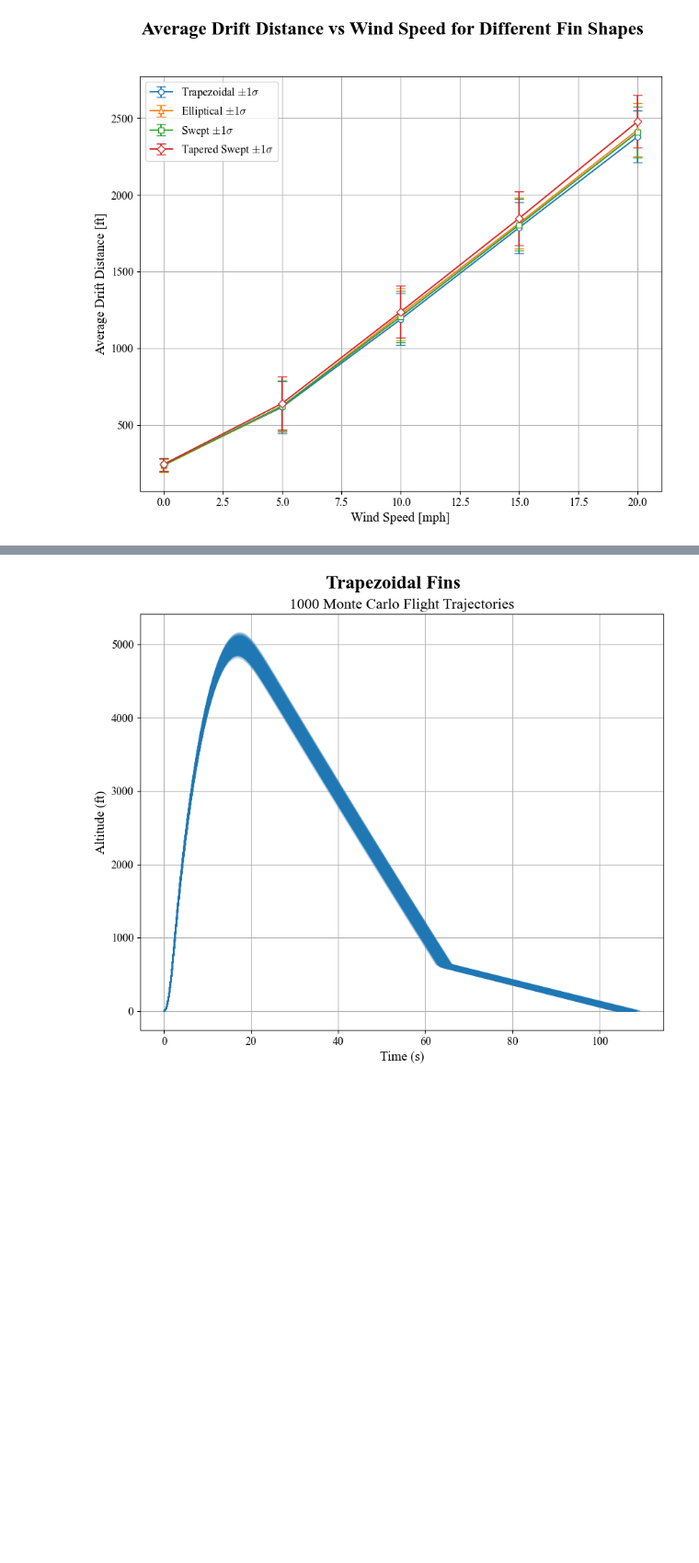
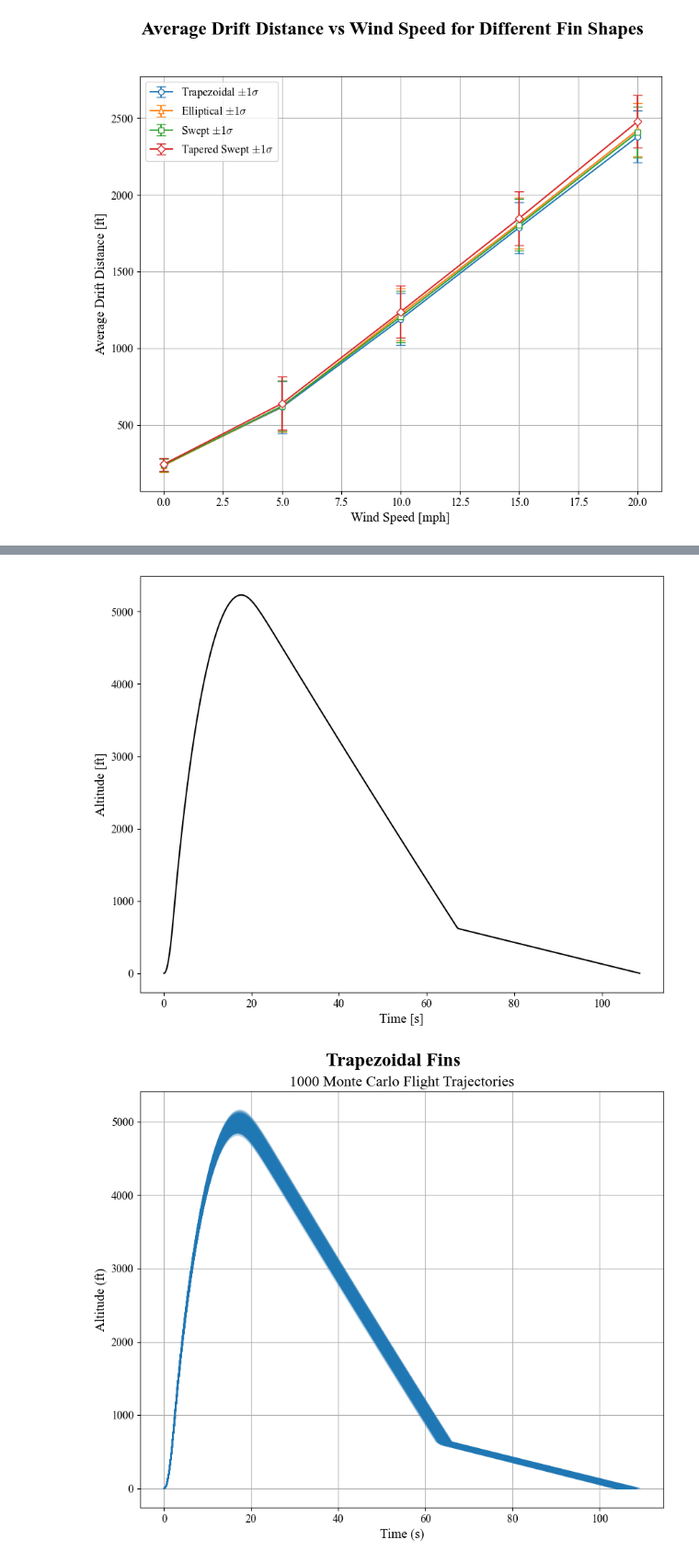
Before and after one commit to saividyud/NASA_25-26_Rocket_Simulations, a Jupyter notebook: Fin Testing/monte_carlo_plotter.ipynb, the cells around one changed output, grey strips where cells are left out. Shown at 92% size. Cells and saved outputs as stored; diff of their text form; code cells hidden in the pictures; blank space fills up the shorter version.

```diff
--- a/Fin Testing/monte_carlo_plotter.ipynb
+++ b/Fin Testing/monte_carlo_plotter.ipynb
@@ -434,3 +889,14 @@ plt.show()
+# %%
+fig = plt.figure()
+ax = fig.add_subplot()
+
+ax.plot(nominal_flight['Time'], nominal_flight['Altitude'], label='Altitude', color='black')
+ax.set_xlabel('Time [s]')
+ax.set_ylabel('Altitude [ft]', color='black')
+
+plt.show()
+# %% [output]
+[figure, added]
 # %%
 samples = len(trap_data[0])
 
```
Also changed, not shown: parts of 23 cells of this notebook, 10 other files.
